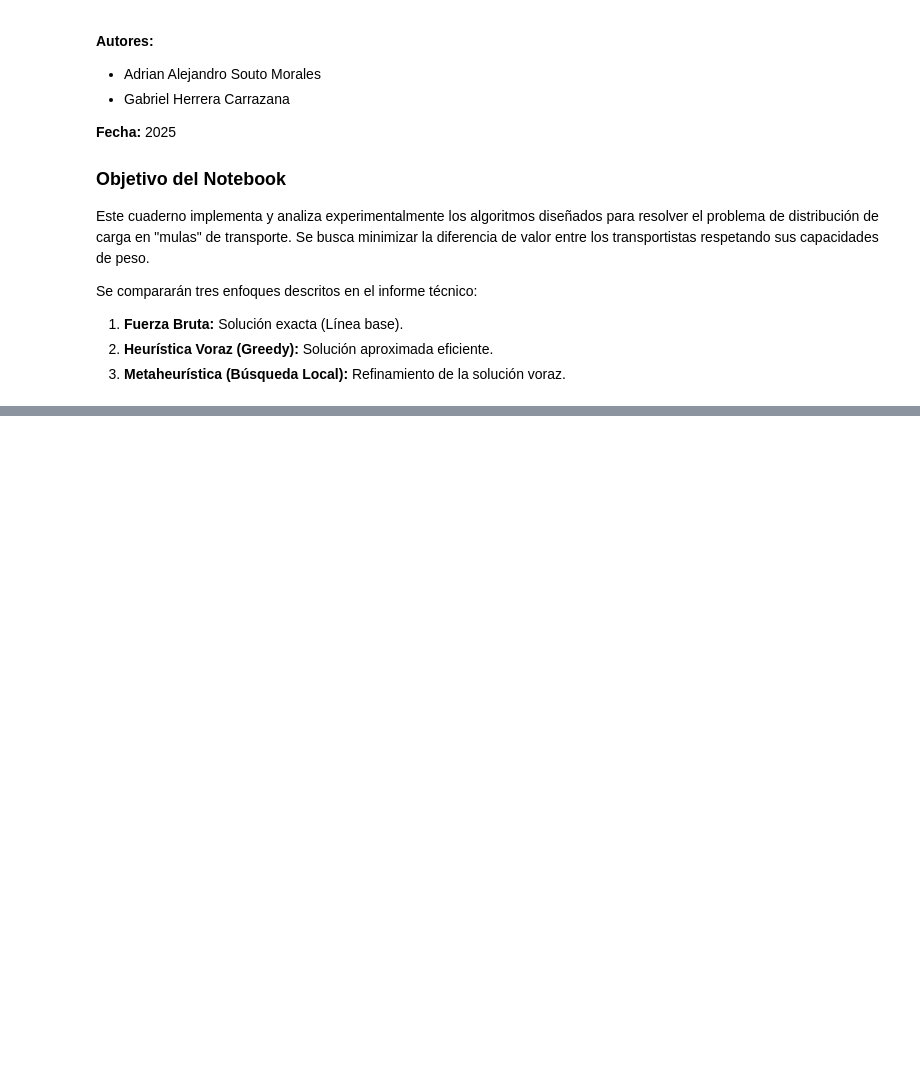
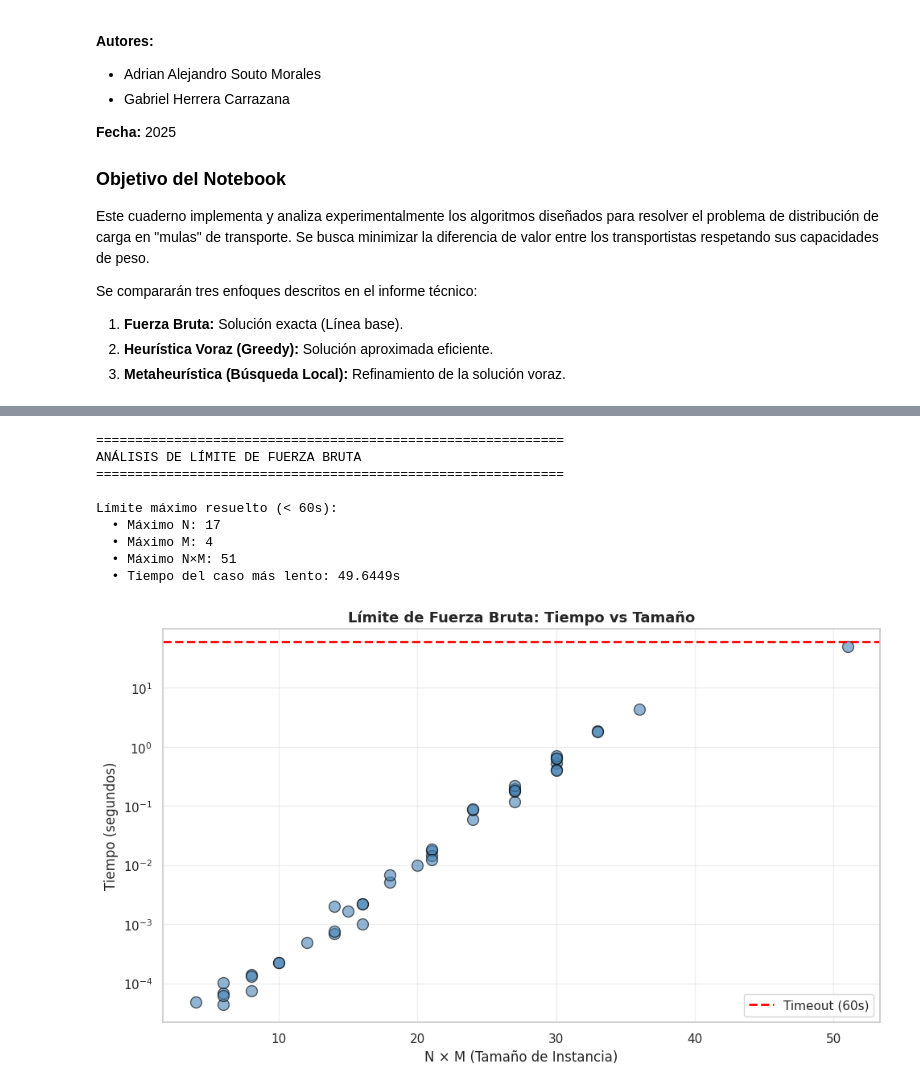
Before and after one commit to Ghavvvo/DAA-Project, a Jupyter notebook: tests.ipynb, the cells around one changed output, grey strips where cells are left out. Cells and saved outputs as stored; diff of their text form; code cells hidden in the pictures; blank space fills up the shorter version.

```diff
--- a/tests.ipynb
+++ b/tests.ipynb
@@ -392,0 +466,53 @@ Se recomienda implementar en producción el algoritmo de **Búsqueda Local**, ya
+# %%
+print(f"\n{'='*60}")
+print(f"ANÁLISIS DE LÍMITE DE FUERZA BRUTA")
+print(f"{'='*60}")
+
+# Filtrar solo casos de Fuerza Bruta exitosos
+df_fb = df_calidad[df_calidad['Algoritmo'] == 'Fuerza_Bruta'].copy()
+df_fb['Tamaño_NM'] = df_fb['N'] * df_fb['M']
+df_fb_exito = df_fb[df_fb['Estado'] == 'EXITO'].copy()
+
+if len(df_fb_exito) > 0:
+    max_n = df_fb_exito['N'].max()
+    max_m = df_fb_exito['M'].max()
+    max_nm = df_fb_exito['Tamaño_NM'].max()
+    max_tiempo = df_fb_exito['Tiempo_seg'].max()
+
+    print(f"\nLímite máximo resuelto (< 60s):")
+    print(f"  • Máximo N: {max_n}")
+    print(f"  • Máximo M: {max_m}")
+    print(f"  • Máximo N×M: {max_nm:.0f}")
+    print(f"  • Tiempo del caso más lento: {max_tiempo:.4f}s")
+
+
+# Gráfico simple: Tiempo vs N*M
+fig, ax = plt.subplots(figsize=(10, 6))
+
+ax.scatter(df_fb_exito['Tamaño_NM'], df_fb_exito['Tiempo_seg'],
+           s=100, alpha=0.6, color='steelblue', edgecolors='black')
+
+ax.set_xlabel('N × M (Tamaño de Instancia)', fontsize=12)
+ax.set_ylabel('Tiempo (segundos)', fontsize=12)
+ax.set_title('Límite de Fuerza Bruta: Tiempo vs Tamaño', fontsize=13, fontweight='bold')
+ax.set_yscale('log')
+ax.grid(True, alpha=0.3)
+
+# Línea de timeout
+ax.axhline(y=60, color='red', linestyle='--', linewidth=2, label='Timeout (60s)')
+ax.legend()
+
+plt.tight_layout()
+plt.savefig('analisis_limite_fuerza_bruta.png', dpi=300, bbox_inches='tight')
+plt.show()
+# %% [output]
+============================================================
+ANÁLISIS DE LÍMITE DE FUERZA BRUTA
+============================================================
+
+Límite máximo resuelto (< 60s):
+  • Máximo N: 17
+  • Máximo M: 4
+  • Máximo N×M: 51
+  • Tiempo del caso más lento: 49.6449s
+[figure, added]
```
Also changed, not shown: parts of 28 cells of this notebook, 7 other files.
